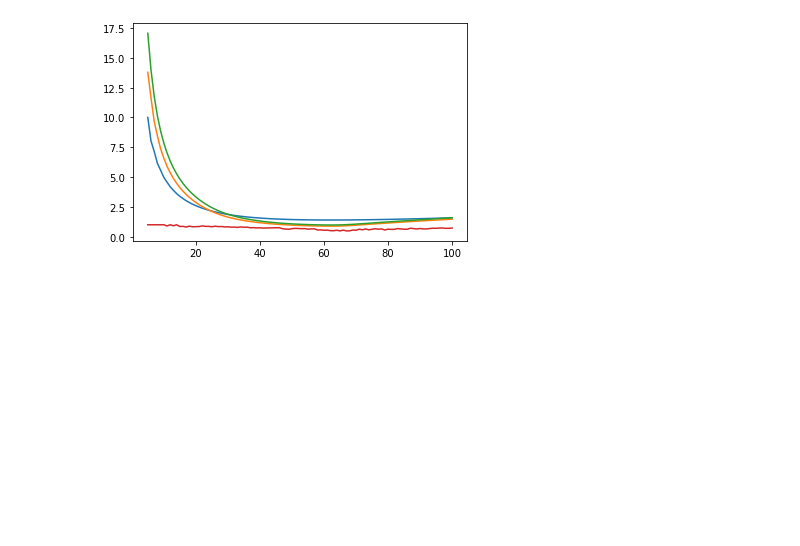
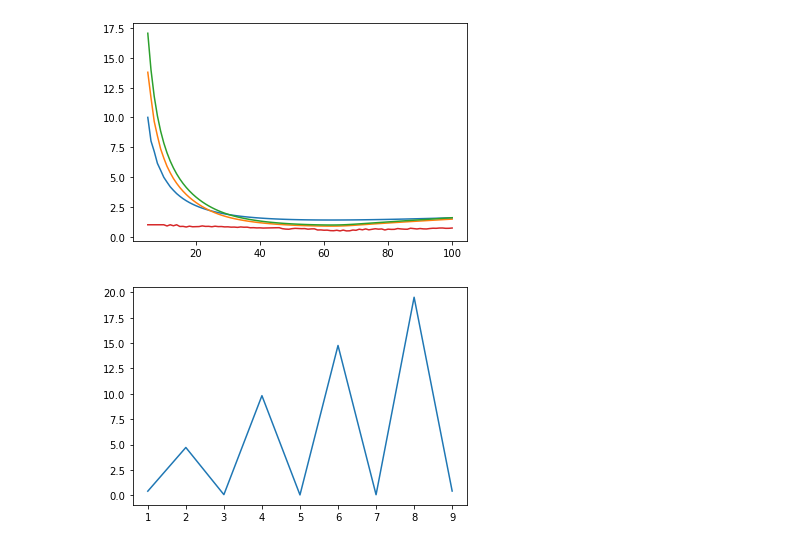
Before and after one commit to Rittik03/Quantum-Mechanics-With-Python, a Jupyter notebook: jupyter.ipynb, the cells around one changed output. Cells and saved outputs as stored; diff of their text form; code cells hidden in the pictures; blank space fills up the shorter version.

Commit message:
- Added new Function - Added new Graph Functions - Fixed Errors

```diff
--- a/jupyter.ipynb
+++ b/jupyter.ipynb
@@ -136,6 +136,13 @@ def plt_prob_err(limit):
     for j in range(5,limit+1):
         y_axis[j-5] = prob_err(j)
     mlt.plot(x_axis,y_axis)
+def plt_del_x_spc_div(div):
+    x_axis = np.zeros(div-1)
+    for i in range(0,div-1):
+        x_axis[i] = i+1
+    y_axis = np.empty(div+1)
+    y_axis = del_x(div)
+    mlt.plot(x_axis,y_axis)
 # %%
 plt_mean_delx(100)
 plt_std_dev(100)
@@ -143,3 +150,7 @@ plt_std_dev_actual(100)
 plt_prob_err(100)
 # %% [output]
 [figure]
+# %%
+plt_del_x_spc_div(10)
+# %% [output]
+[figure, added]
```
Also changed, not shown: parts of 1 cell of this notebook.
